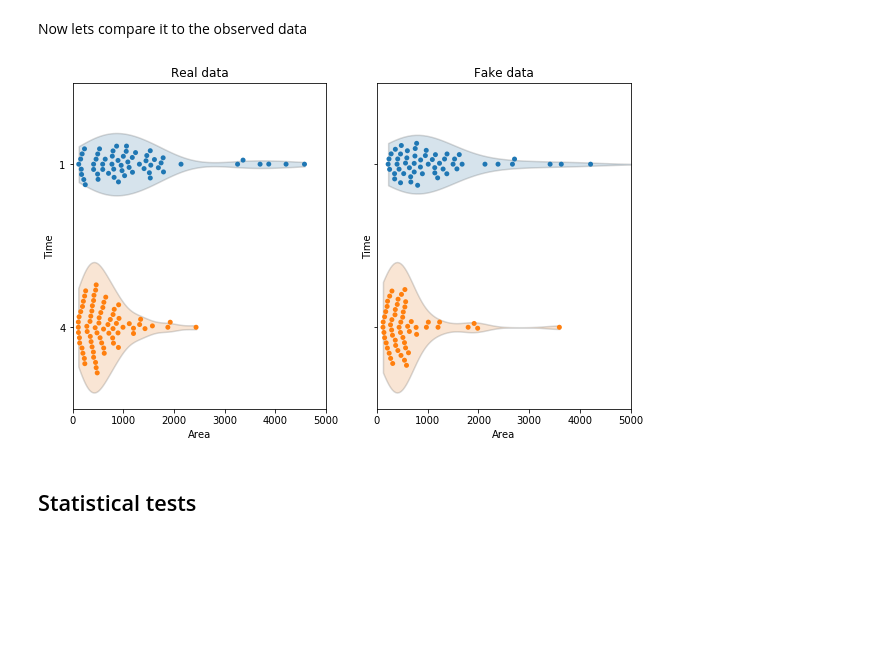
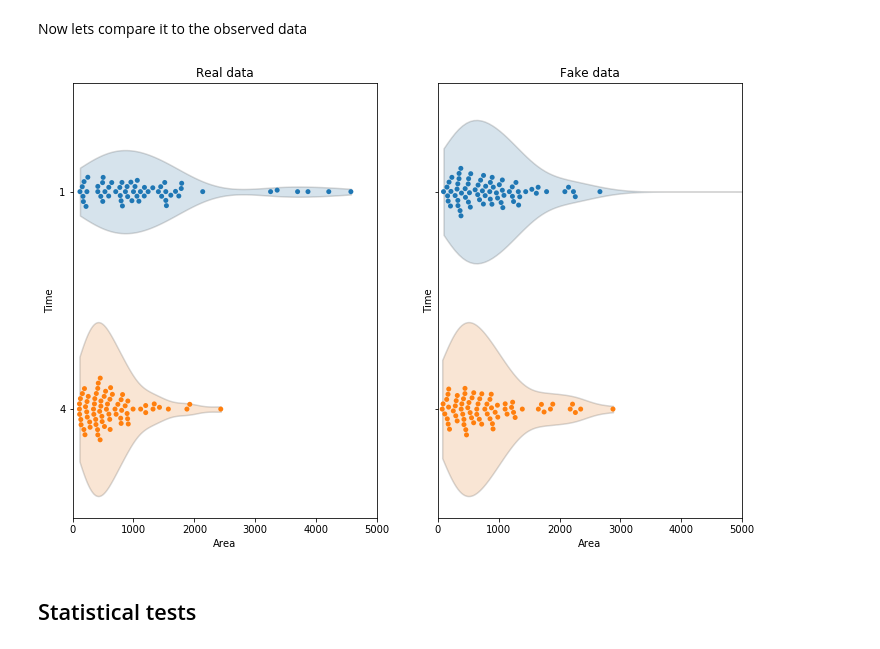
Before and after one commit to evenhuis/exp-design-example, a Jupyter notebook: exp_design.ipynb, the cells around one changed output. Saved outputs shown, nothing was run; the diff lists cells and outputs as text; code cells hidden in the pictures; blank space fills up the shorter version.

```diff
--- a/exp_design.ipynb
+++ b/exp_design.ipynb
@@ -77,11 +84,12 @@ mask = df['Time']==4
 ln_param=stats.lognorm.fit(df[mask]['Area'],floc=0)
 nm_param=stats.norm.fit   (df[mask]['Area'])
 x = np.linspace(-1000,4000,100)
+fig,ax = plt.subplots(figsize=(10,6))
 plt.hist(df[mask]['Area'], bins=np.linspace(0,4000,20),density=True,     label="Exp data")
 plt.plot(x,stats.lognorm.pdf(x,ln_param[0]  ,scale=ln_param[2]),  label="log-normal")
 plt.plot(x,stats.norm.pdf   (x,loc=nm_param[0],scale=nm_param[1]),label="normal")
 plt.xlabel("Area")
-plt.title("Sizes at start of experiment")
+plt.title("Sizes at end of experiment")
 plt.legend()
 # %% [output]
 <matplotlib.legend.Legend at 0x...>
@@ -96,27 +104,32 @@ def gen_fake_data( nsamp=65, f_red=0.55 ):
     Nt=Nc
     area_c = stats.lognorm.rvs( 0.78, scale=      890, size=Nc)
     area_t = stats.lognorm.rvs( 0.78, scale=f_red*890, size=Nt)
-    df = pd.concat(map(pd.DataFrame, [{'Area':area_c,'Time':0 },{'Area':area_t,'Time':4}]))
+    df = pd.concat(map(pd.DataFrame, [{'Area':area_c,'Time':1 },{'Area':area_t,'Time':4}]))
     df ['Time']=pd.Categorical(df['Time'])
     return df
 # %% [markdown]
 Now lets compare it to the observed data
 # %%
-dfx = gen_fake_data(nsamp=65)
+dfx = gen_fake_data(f_red=0.7,nsamp=65)
 
-fig,axs = plt.subplots(1,2,sharex=True,sharey=True,figsize=(10,6))
-sns.violinplot(x="Area",y='Time',inner=None,cut=0,data=dfx, ax=axs[1])
-sns.swarmplot(x="Area",y='Time',data=dfx,ax=axs[1])
-setAlpha(axs[1],0.2)
-axs[1].set_title("Fake data")
+def compare_dists( df_obs, df_fake ):
+    fig,axs = plt.subplots(1,2,sharex=True,sharey=True,figsize=(12,8))
 
-sns.violinplot(x="Area",y='Time',inner=None,cut=0,data=df, ax=axs[0])
-sns.swarmplot(x="Area",y='Time',data=df,ax=axs[0])
-axs[0].set_xlim(0,5000)
-axs[0].set_title("Real data")
-setAlpha(axs[0],0.2)
+    sns.violinplot(x="Area",y='Time',inner=None,cut=0,data=df_fake, ax=axs[1])
+    sns.swarmplot(x="Area",y='Time',data=df_fake,ax=axs[1])
+    setAlpha(axs[1],0.2)
+    axs[1].set_title("Fake data")
+
+    sns.violinplot(x="Area",y='Time',inner=None,cut=0,data=df_obs, ax=axs[0])
+    sns.swarmplot(x="Area",y='Time',data=df_obs,ax=axs[0])
+    axs[0].set_xlim(0,5000)
+    axs[0].set_title("Real data")
+    setAlpha(axs[0],0.2)
+    return fig,axs
+
+axs = compare_dists(df,dfx)
 # %% [output]
-[figure, old version]
+[figure, new version]
 # %% [markdown]
 ## Statistical tests
 # %% [markdown]
```
Also changed, not shown: parts of 9 cells of this notebook, 2 other files.
